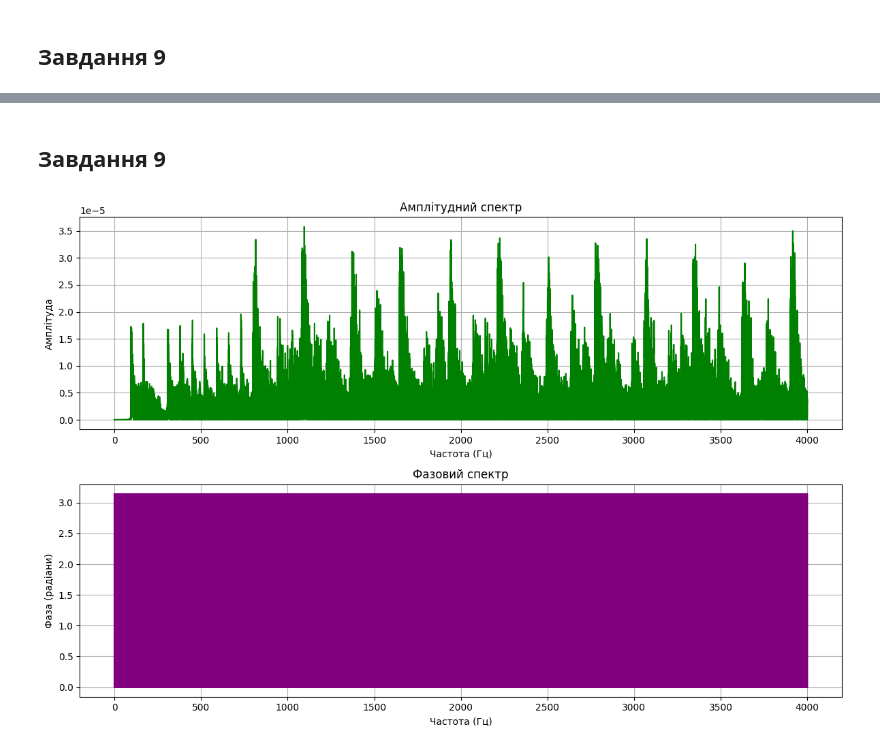
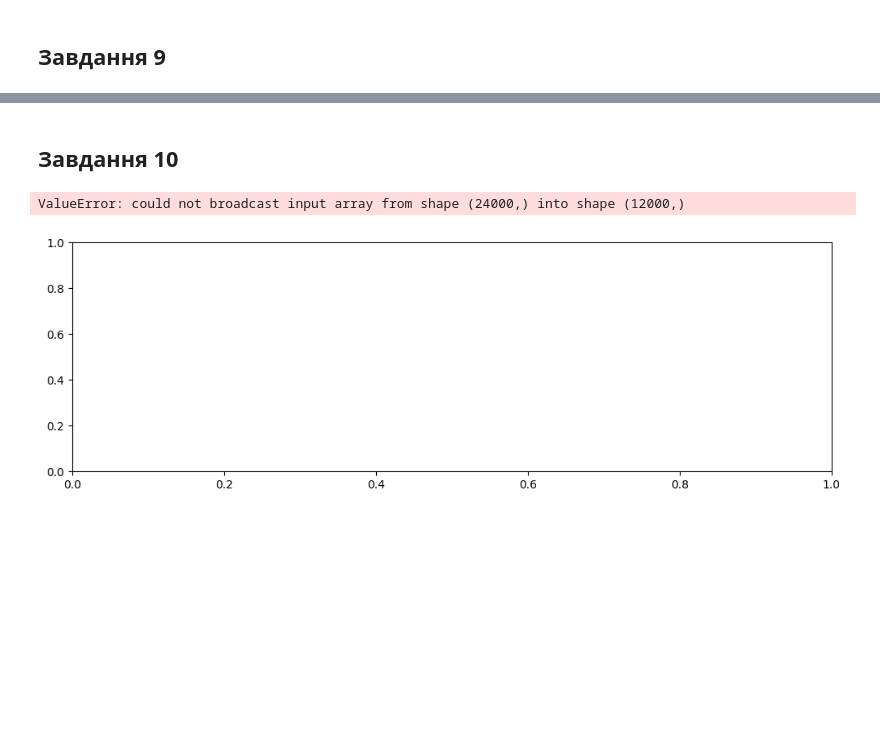
Before and after one commit to n1n1n1q/SignalProcessingLabs, a Jupyter notebook: lab03/sig_proc3.ipynb, the cells around one changed output, grey strips where cells are left out. Drawn from its saved outputs; the diff is of its cells as text; code cells hidden in the pictures; blank space fills up the shorter version.

```diff
--- a/lab03/sig_proc3.ipynb
+++ b/lab03/sig_proc3.ipynb
@@ -201,7 +213,7 @@ for i, duration in enumerate(imp_vals):
         axes[i, j*2].grid(True)
         axes[i, j*2].set_xlim(0, 30)
 
-        axes[i, j*2+1].plot(freqs, amplitudes)
+        axes[i, j*2+1].stem(freqs, amplitudes, basefmt=" ")
         axes[i, j*2+1].set_title(f'Спектр: тривалість={duration}с, зсув={shift}с')
         axes[i, j*2+1].set_xlabel('Частота (Гц)')
         axes[i, j*2+1].set_ylabel('Амплітуда')
@@ -385,7 +413,7 @@ def get_amplitude_phase_spectra(signal, sr, start_time, end_time, plot=True):
         plt.figure(figsize=(12, 8))
 
         plt.subplot(2, 1, 1)
-        plt.plot(freqs, amplitudes, color='green')
+        plt.stem(freqs, amplitudes, basefmt=" ")
         plt.title('Амплітудний спектр')
         plt.xlabel('Частота (Гц)')
         plt.ylabel('Амплітуда')
@@ -425,2 +454,2 @@ get_amplitude_phase_spectra(cool_song, sr, 0, 15)
 # %% [markdown]
-## Завдання 9
+## Завдання 10
@@ -427,6 +458,7 @@ get_amplitude_phase_spectra(cool_song, sr, 0, 15)
 # %%
 cool_song_8kHz = resample(cool_song, len(cool_song) * 8000 // sr)
 # %%
-freqs_8kHz, amplitudes_8kHz, phases_8kHz = get_amplitude_phase_spectra(cool_song_8kHz, 8000, 0, 15)
+freqs_8kHz, amplitudes_8kHz, phases_8kHz = get_amplitude_phase_spectra(cool_song_8kHz, 8000, 0, 3)
 # %% [output]
+ValueError: could not broadcast input array from shape (24000,) into shape (12000,)
-[figure, old version]
+[figure, new version]
```
Also changed, not shown: parts of 15 cells of this notebook.
